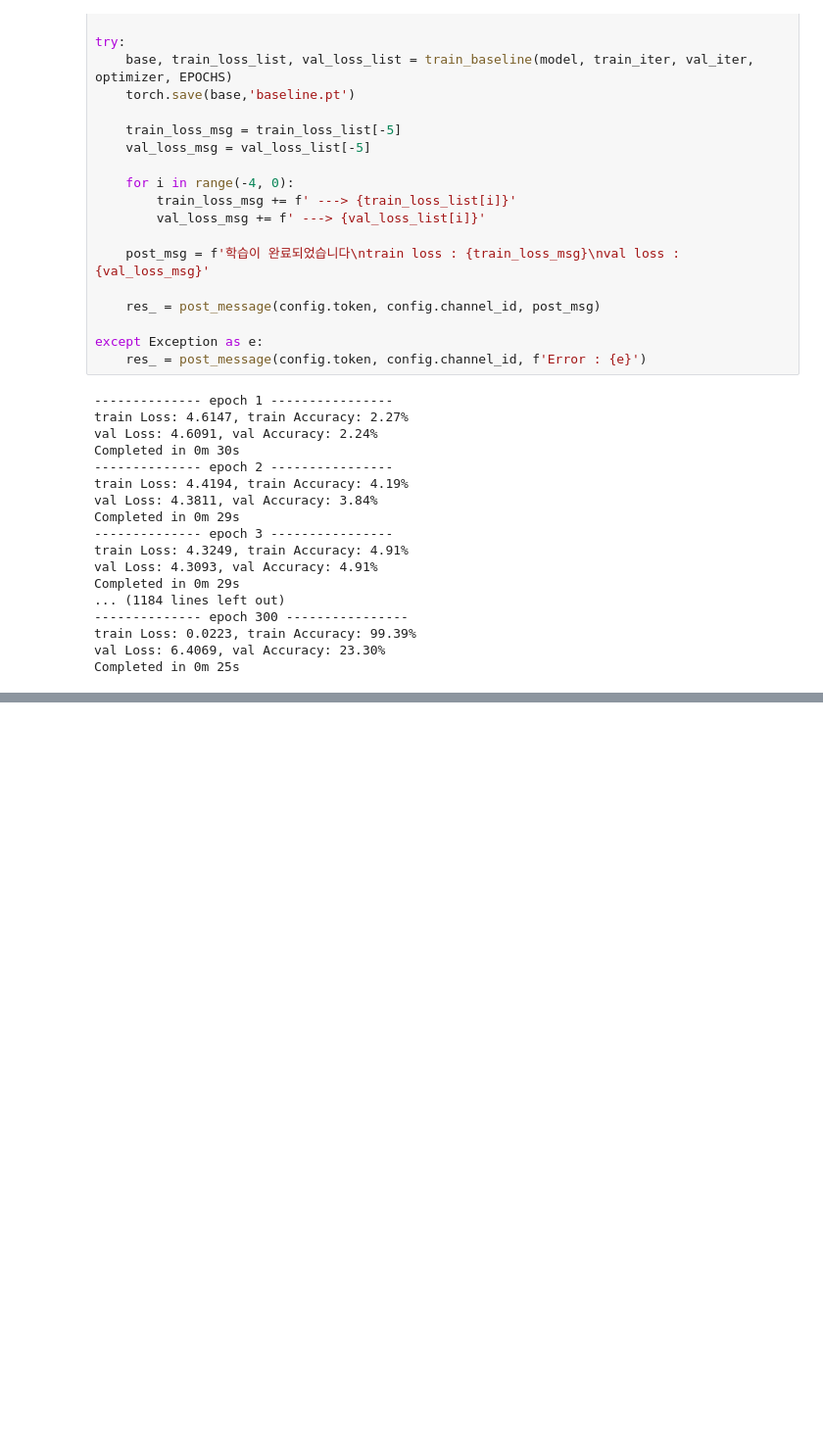
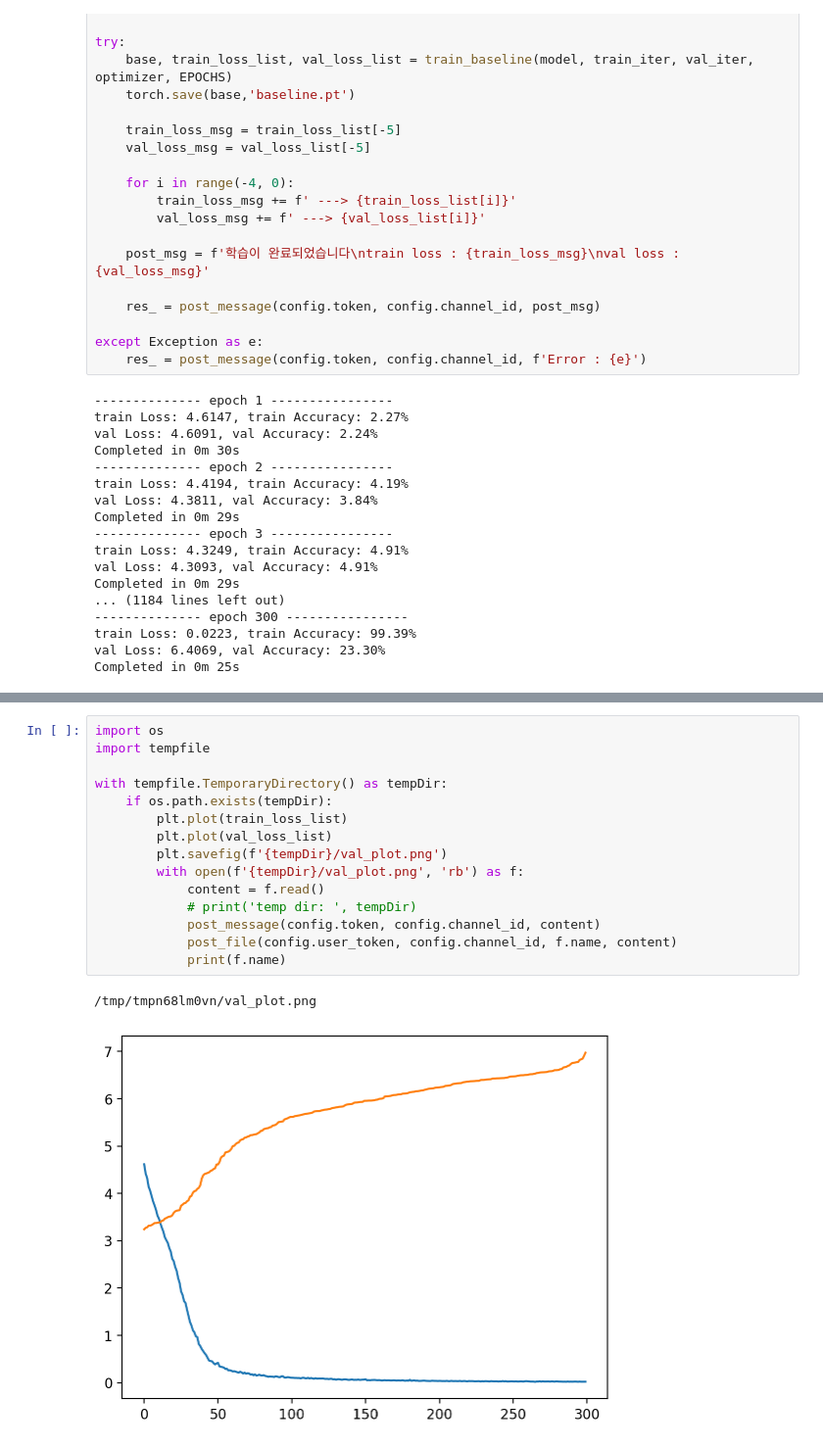
Before and after one commit to jsw6872/DataScience-ML-Spring, a Jupyter notebook: DL/lecture/cnn/dog_breed/alexnet.ipynb, the cells around one changed output, grey strips where cells are left out. Shown at 98% size. Drawn from its saved outputs; the diff is of its cells as text; blank space fills up the shorter version.

```diff
--- a/DL/lecture/cnn/dog_breed/alexnet.ipynb
+++ b/DL/lecture/cnn/dog_breed/alexnet.ipynb
@@ -275,0 +277,18 @@ plt.plot(val_loss_list)
+# %%
+import os
+import tempfile
+
+with tempfile.TemporaryDirectory() as tempDir:
+    if os.path.exists(tempDir):
+        plt.plot(train_loss_list)
+        plt.plot(val_loss_list)
+        plt.savefig(f'{tempDir}/val_plot.png')
+        with open(f'{tempDir}/val_plot.png', 'rb') as f:
+            content = f.read()
+            # print('temp dir: ', tempDir)
+            post_message(config.token, config.channel_id, content)
+            post_file(config.user_token, config.channel_id, f.name, content)
+            print(f.name)
+# %% [output]
+/tmp/tmpn68lm0vn/val_plot.png
+[figure, added]
```
Also changed, not shown: parts of 2 cells of this notebook.
